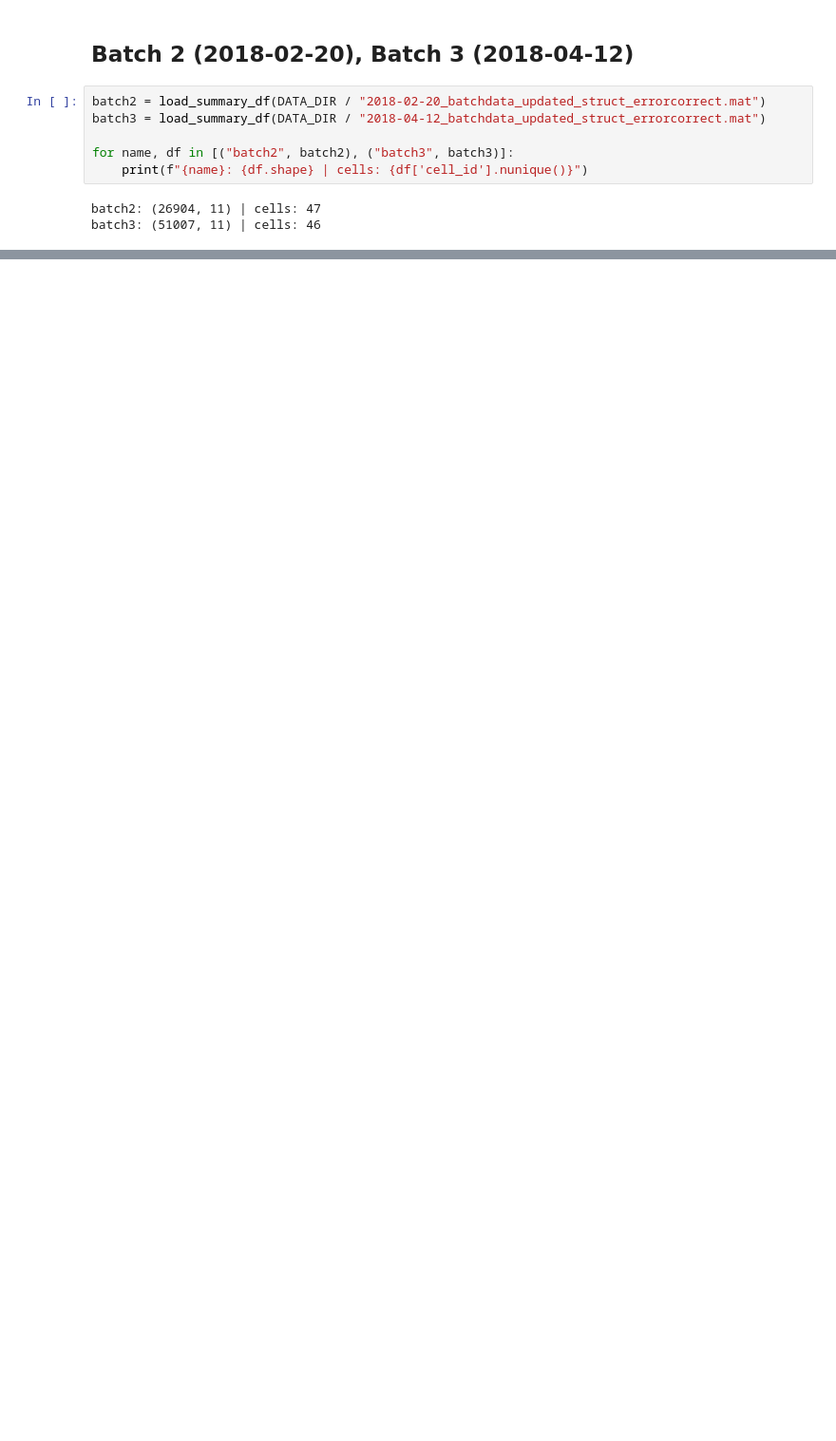
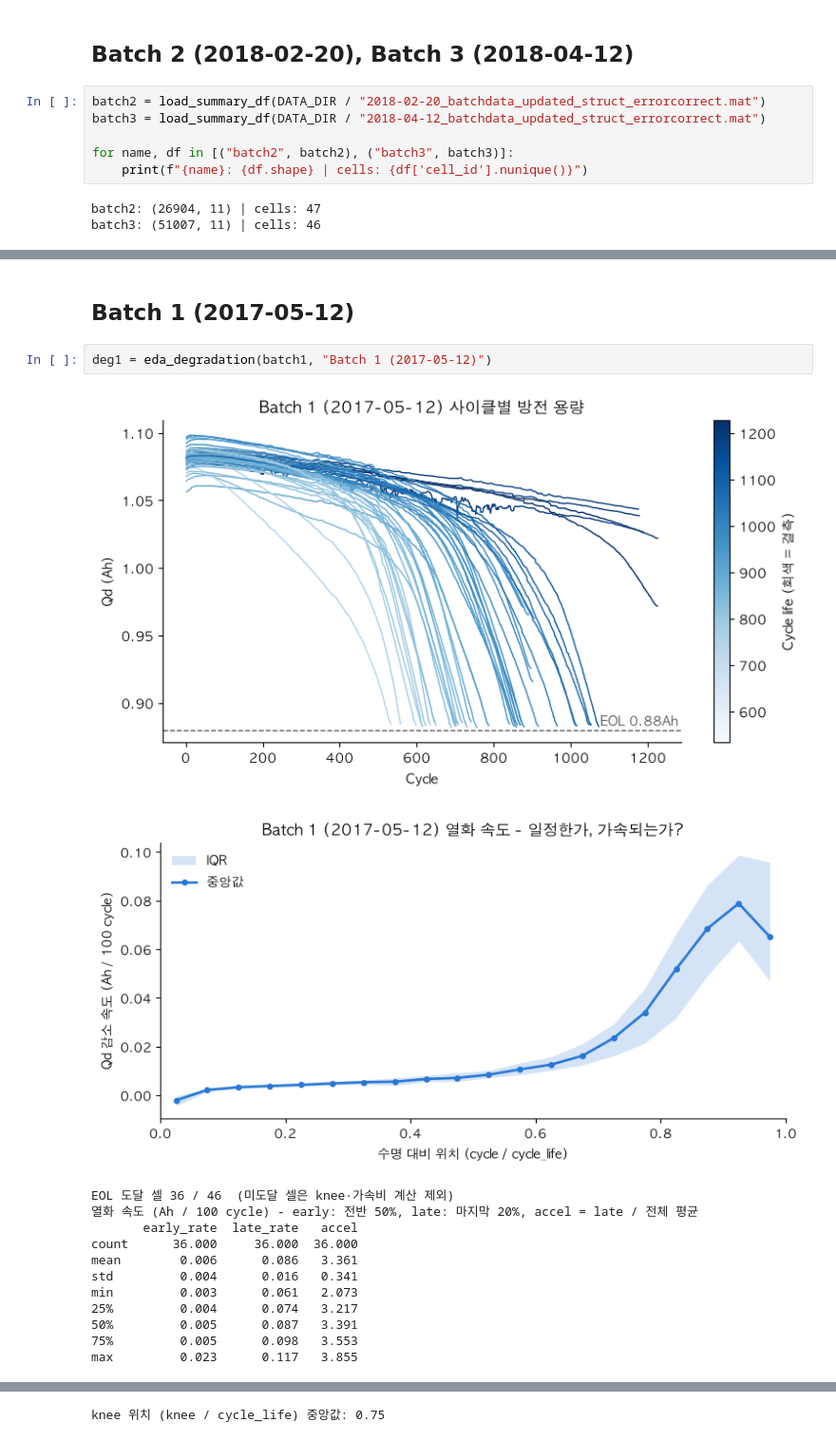
Before and after one commit to heojiwon2/skala-mini2-jiwonhyeck, a Jupyter notebook: day_1_jiwon.ipynb, the cells around one changed output, grey strips where cells are left out. Shown at 95% size. Drawn from its saved outputs; the diff is of its cells as text; blank space fills up the shorter version.

```diff
--- a/day_1_jiwon.ipynb
+++ b/day_1_jiwon.ipynb
@@ -85,0 +359,18 @@ print(batch1.head())
+# %% [markdown]
+## Batch 1 (2017-05-12)
+# %%
+deg1 = eda_degradation(batch1, "Batch 1 (2017-05-12)")
+# %% [output]
+[figure, added]
+[figure, added]
+EOL 도달 셀 36 / 46  (미도달 셀은 knee·가속비 계산 제외)
+열화 속도 (Ah / 100 cycle) - early: 전반 50%, late: 마지막 20%, accel = late / 전체 평균
+       early_rate  late_rate   accel
+count      36.000     36.000  36.000
+mean        0.006      0.086   3.361
+std         0.004      0.016   0.341
+min         0.003      0.061   2.073
+25%         0.004      0.074   3.217
+50%         0.005      0.087   3.391
+75%         0.005      0.098   3.553
+max         0.023      0.117   3.855
@@ -85,0 +378 @@ print(batch1.head())
+knee 위치 (knee / cycle_life) 중앙값: 0.75
```
Also changed, not shown: parts of 45 cells of this notebook.
